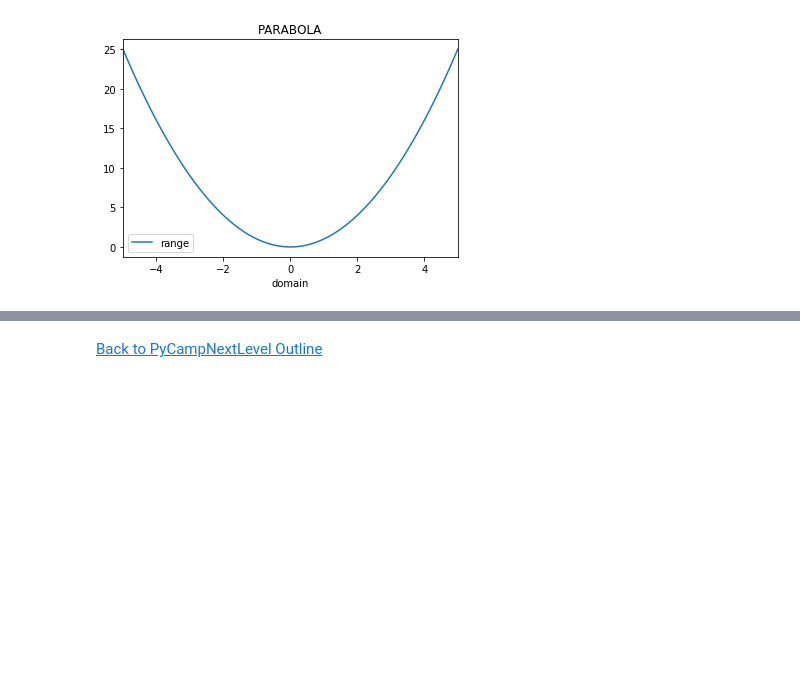
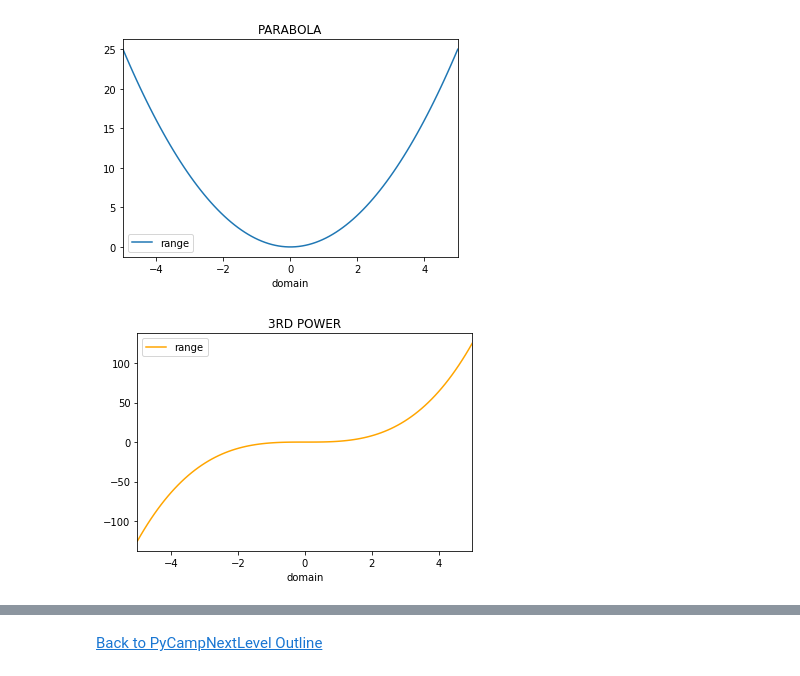
Before and after one commit to 4dsolutions/python_camp, a Jupyter notebook: PlotFunctions.ipynb, the cells around one changed output, grey strips where cells are left out. Drawn from its saved outputs; the diff is of its cells as text; code cells hidden in the pictures; blank space fills up the shorter version.

```diff
--- a/PlotFunctions.ipynb
+++ b/PlotFunctions.ipynb
@@ -34,3 +35,8 @@ df.head()
 df.plot(x="domain", y="range", title="PARABOLA");
 # %% [output]
 [figure]
+# %%
+df = pd.DataFrame({"domain":domain, "range":np.power(domain, 3)})  # faster than before
+df.plot(x="domain", y="range", title="3RD POWER", color='orange');
+# %% [output]
+[figure, added]
```
Also changed, not shown: parts of 4 cells of this notebook, 1 other file.
